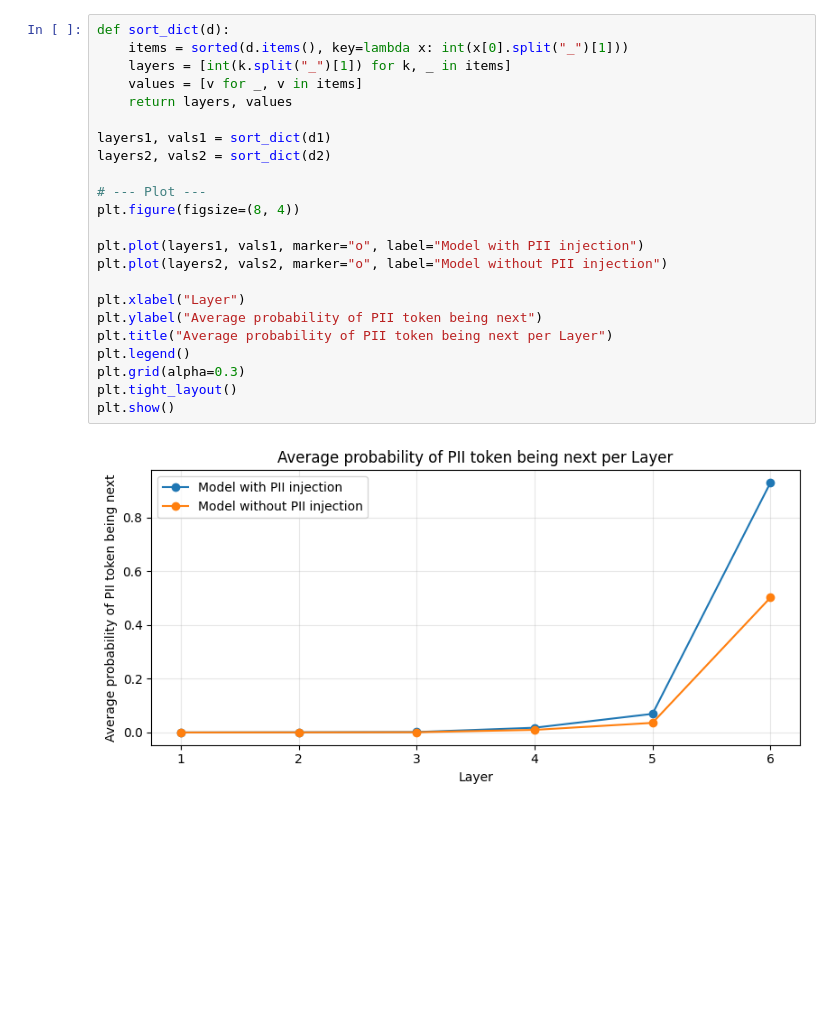
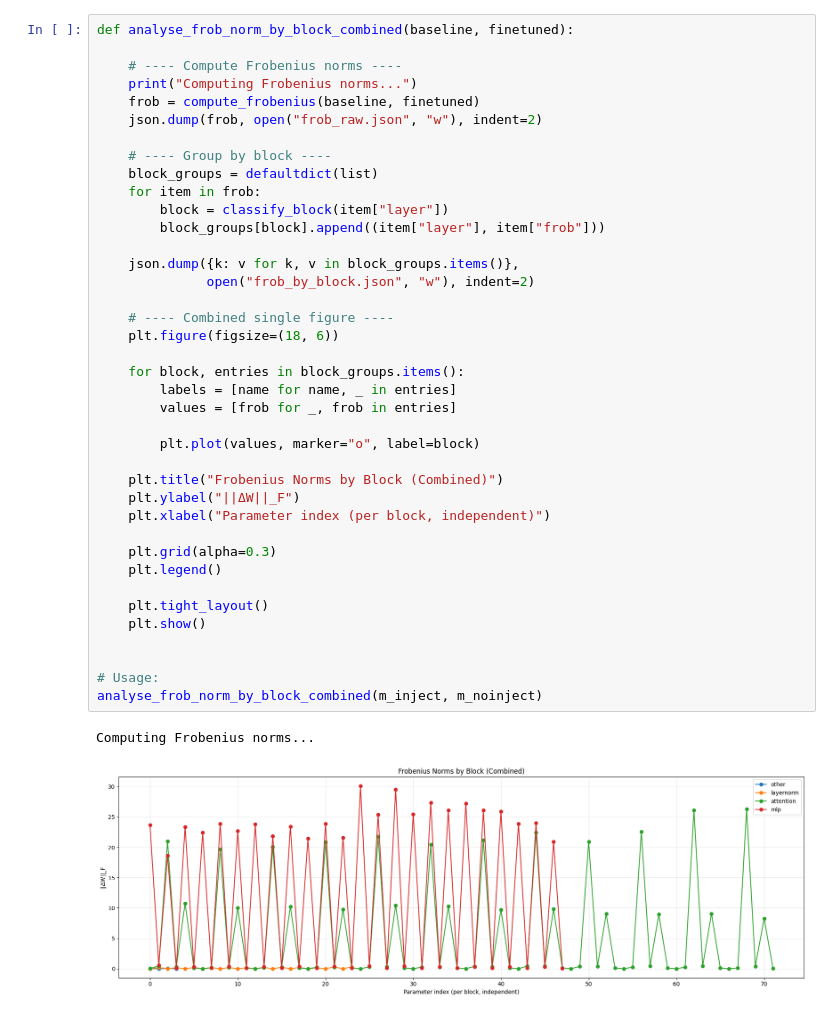
Before and after one commit to tibo-rousset/pii_memo, a Jupyter notebook: analysis.ipynb, the cells around one changed output. Cells and saved outputs as stored; diff of their text form; blank space fills up the shorter version.

```diff
--- a/analysis.ipynb
+++ b/analysis.ipynb
@@ -576,25 +229,42 @@ layer_6: 0.5023342334514138
-# %%
-def sort_dict(d):
-    items = sorted(d.items(), key=lambda x: int(x[0].split("_")[1]))
-    layers = [int(k.split("_")[1]) for k, _ in items]
-    values = [v for _, v in items]
-    return layers, values
-
-layers1, vals1 = sort_dict(d1)
-layers2, vals2 = sort_dict(d2)
-
-# --- Plot ---
-plt.figure(figsize=(8, 4))
-
-plt.plot(layers1, vals1, marker="o", label="Model with PII injection")
-plt.plot(layers2, vals2, marker="o", label="Model without PII injection")
-
-plt.xlabel("Layer")
-plt.ylabel("Average probability of PII token being next")
-plt.title("Average probability of PII token being next per Layer")
-plt.legend()
-plt.grid(alpha=0.3)
-plt.tight_layout()
-plt.show()
-# %% [output]
-[figure, removed]
+# %%
+def analyse_frob_norm_by_block_combined(baseline, finetuned):
+
+    # ---- Compute Frobenius norms ----
+    print("Computing Frobenius norms...")
+    frob = compute_frobenius(baseline, finetuned)
+    json.dump(frob, open("frob_raw.json", "w"), indent=2)
+
+    # ---- Group by block ----
+    block_groups = defaultdict(list)
+    for item in frob:
+        block = classify_block(item["layer"])
+        block_groups[block].append((item["layer"], item["frob"]))
+
+    json.dump({k: v for k, v in block_groups.items()},
+              open("frob_by_block.json", "w"), indent=2)
+
+    # ---- Combined single figure ----
+    plt.figure(figsize=(18, 6))
+
+    for block, entries in block_groups.items():
+        labels = [name for name, _ in entries]
+        values = [frob for _, frob in entries]
+
+        plt.plot(values, marker="o", label=block)
+
+    plt.title("Frobenius Norms by Block (Combined)")
+    plt.ylabel("||ΔW||_F")
+    plt.xlabel("Parameter index (per block, independent)")
+
+    plt.grid(alpha=0.3)
+    plt.legend()
+
+    plt.tight_layout()
+    plt.show()
+
+
+# Usage:
+analyse_frob_norm_by_block_combined(m_inject, m_noinject)
+# %% [output]
+Computing Frobenius norms...
+[figure, added]
```
Also changed, not shown: parts of 16 cells of this notebook, 15 other files.
